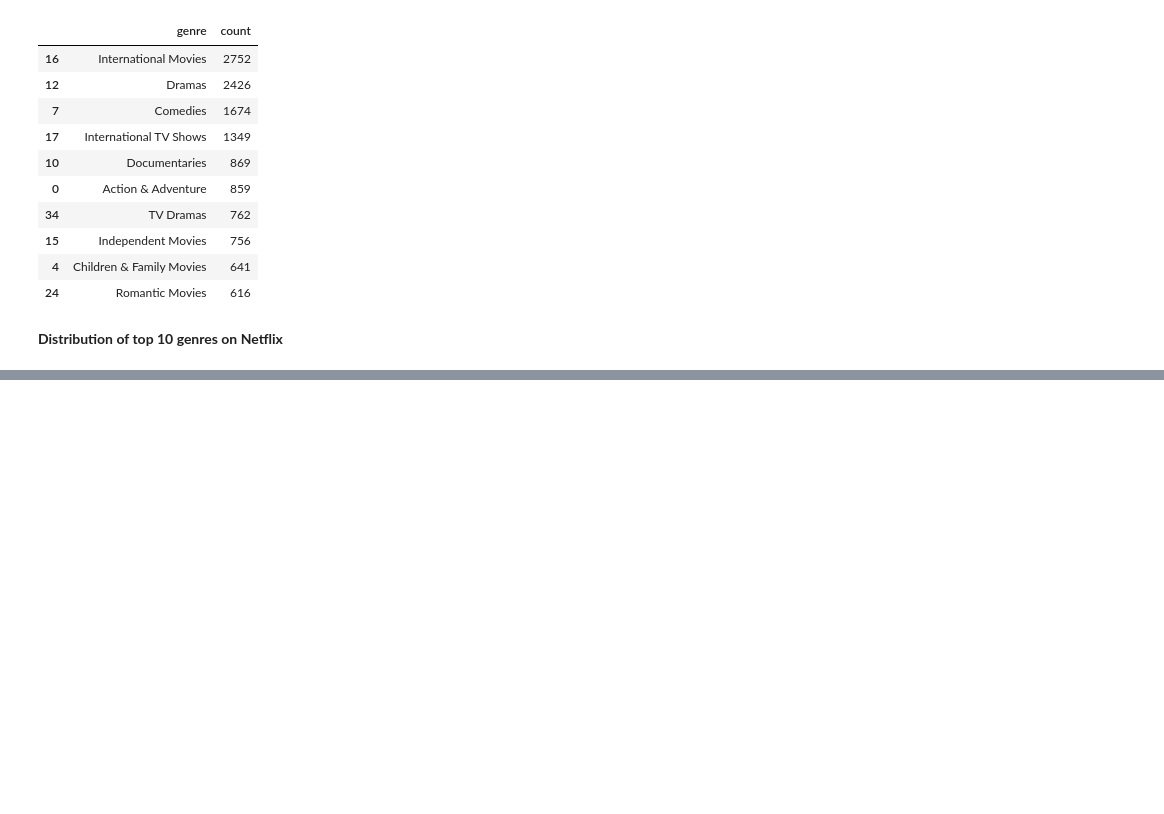
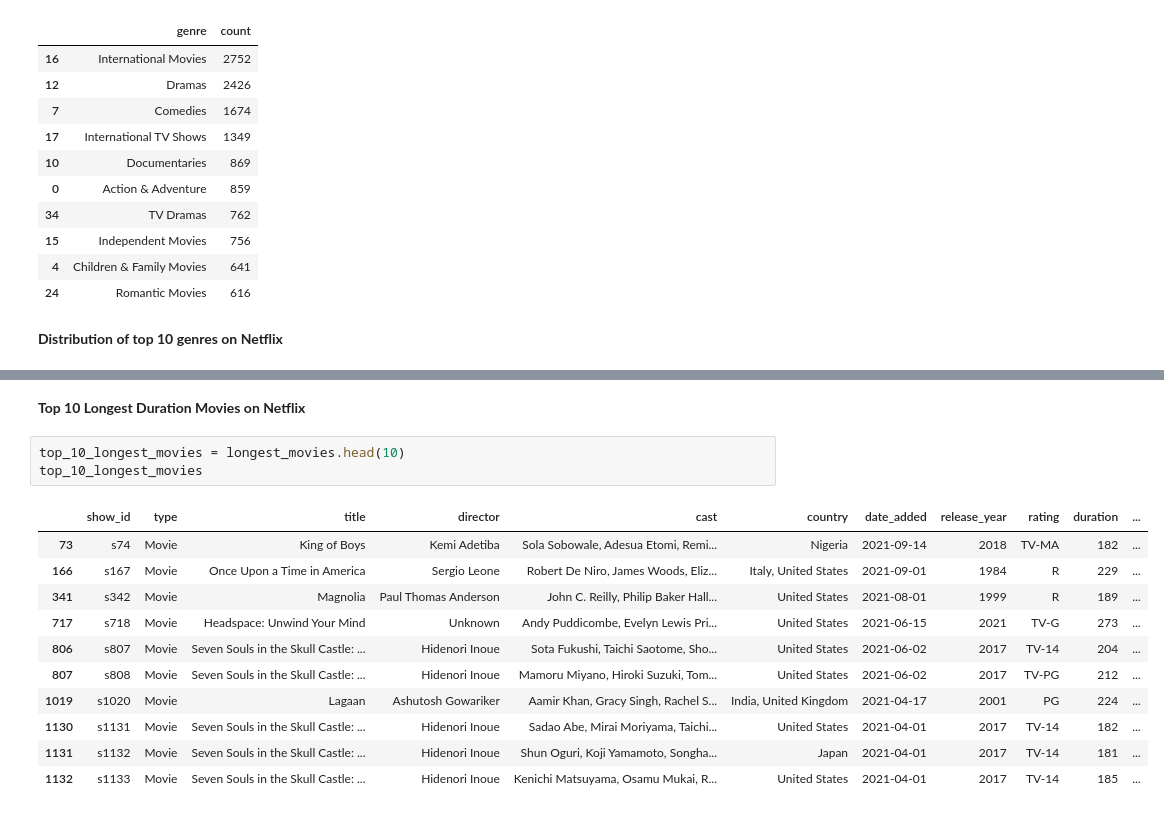
Before and after one commit to pragnakulkarni/Netflix-Movies-and-TV-Shows, a Jupyter notebook: Welcome_To_Colab.ipynb, the cells around one changed output, grey strips where cells are left out. Drawn from its saved outputs; the diff is of its cells as text; blank space fills up the shorter version.

```diff
--- a/Welcome_To_Colab.ipynb
+++ b/Welcome_To_Colab.ipynb
@@ -609,0 +730,17 @@ pie.show()
+# %% [markdown]
+**Top 10 Longest Duration Movies on Netflix**
+# %%
+top_10_longest_movies = longest_movies.head(10)
+top_10_longest_movies
+# %% [output]
+|  | show_id | type | title | director | cast | country | date_added | release_year | rating | duration | ... |
+| 73 | s74 | Movie | King of Boys | Kemi Adetiba | Sola Sobowale, Adesua Etomi, Remi... | Nigeria | 2021-09-14 | 2018 | TV-MA | 182 | ... |
+| 166 | s167 | Movie | Once Upon a Time in America | Sergio Leone | Robert De Niro, James Woods, Eliz... | Italy, United States | 2021-09-01 | 1984 | R | 229 | ... |
+| 341 | s342 | Movie | Magnolia | Paul Thomas Anderson | John C. Reilly, Philip Baker Hall... | United States | 2021-08-01 | 1999 | R | 189 | ... |
+| 717 | s718 | Movie | Headspace: Unwind Your Mind | Unknown | Andy Puddicombe, Evelyn Lewis Pri... | United States | 2021-06-15 | 2021 | TV-G | 273 | ... |
+| 806 | s807 | Movie | Seven Souls in the Skull Castle: ... | Hidenori Inoue | Sota Fukushi, Taichi Saotome, Sho... | United States | 2021-06-02 | 2017 | TV-14 | 204 | ... |
+| 807 | s808 | Movie | Seven Souls in the Skull Castle: ... | Hidenori Inoue | Mamoru Miyano, Hiroki Suzuki, Tom... | United States | 2021-06-02 | 2017 | TV-PG | 212 | ... |
+| 1019 | s1020 | Movie | Lagaan | Ashutosh Gowariker | Aamir Khan, Gracy Singh, Rachel S... | India, United Kingdom | 2021-04-17 | 2001 | PG | 224 | ... |
+| 1130 | s1131 | Movie | Seven Souls in the Skull Castle: ... | Hidenori Inoue | Sadao Abe, Mirai Moriyama, Taichi... | United States | 2021-04-01 | 2017 | TV-14 | 182 | ... |
+| 1131 | s1132 | Movie | Seven Souls in the Skull Castle: ... | Hidenori Inoue | Shun Oguri, Koji Yamamoto, Songha... | Japan | 2021-04-01 | 2017 | TV-14 | 181 | ... |
+| 1132 | s1133 | Movie | Seven Souls in the Skull Castle: ... | Hidenori Inoue | Kenichi Matsuyama, Osamu Mukai, R... | United States | 2021-04-01 | 2017 | TV-14 | 185 | ... |
```
Also changed, not shown: parts of 12 cells of this notebook.
